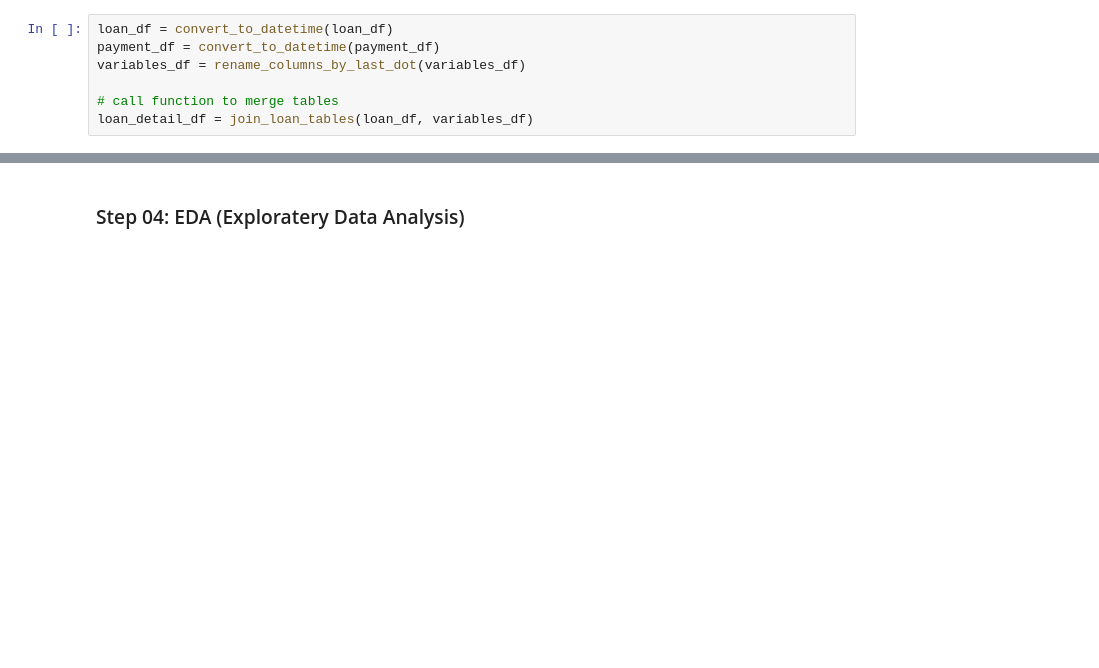
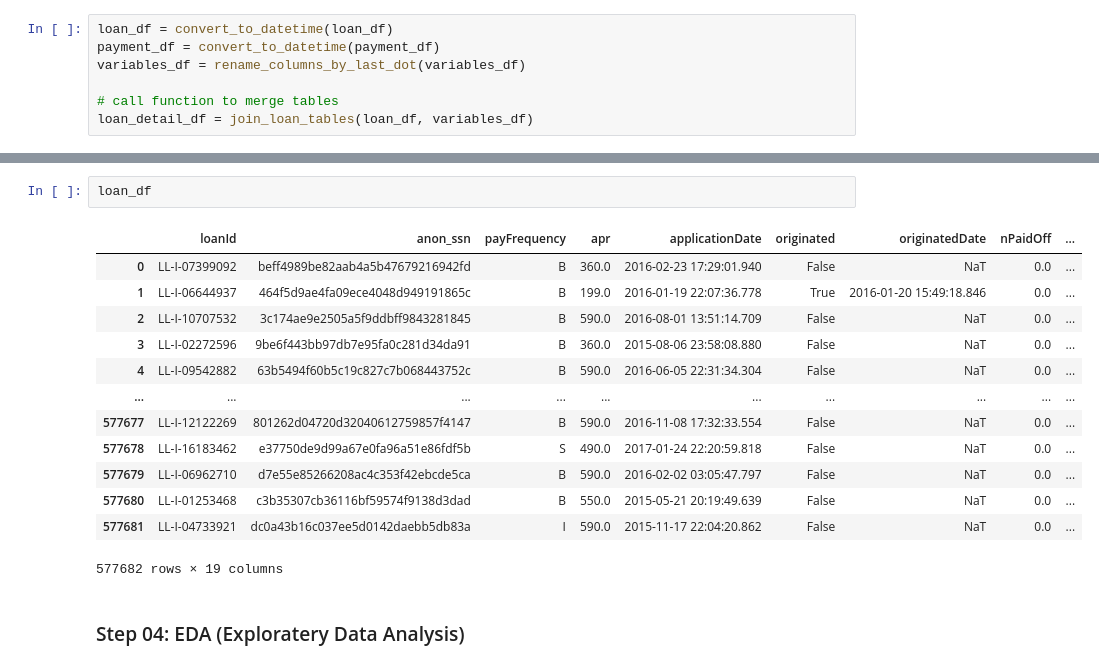
Before and after one commit to pawan998/data_analytics_01, a Jupyter notebook: src/data_analysis_v01.ipynb, the cells around one changed output, grey strips where cells are left out. Saved outputs shown, nothing was run; the diff lists cells and outputs as text; blank space fills up the shorter version.

```diff
--- a/src/data_analysis_v01.ipynb
+++ b/src/data_analysis_v01.ipynb
@@ -103,2 +76,18 @@ print("Result value:",result_value)
+# %%
+loan_df
+# %% [output]
+|  | loanId | anon_ssn | payFrequency | apr | applicationDate | originated | originatedDate | nPaidOff | ... |
+| 0 | LL-I-07399092 | beff4989be82aab4a5b47679216942fd | B | 360.0 | 2016-02-23 17:29:01.940 | False | NaT | 0.0 | ... |
+| 1 | LL-I-06644937 | 464f5d9ae4fa09ece4048d949191865c | B | 199.0 | 2016-01-19 22:07:36.778 | True | 2016-01-20 15:49:18.846 | 0.0 | ... |
+| 2 | LL-I-10707532 | 3c174ae9e2505a5f9ddbff9843281845 | B | 590.0 | 2016-08-01 13:51:14.709 | False | NaT | 0.0 | ... |
+| 3 | LL-I-02272596 | 9be6f443bb97db7e95fa0c281d34da91 | B | 360.0 | 2015-08-06 23:58:08.880 | False | NaT | 0.0 | ... |
+| 4 | LL-I-09542882 | 63b5494f60b5c19c827c7b068443752c | B | 590.0 | 2016-06-05 22:31:34.304 | False | NaT | 0.0 | ... |
+| ... | ... | ... | ... | ... | ... | ... | ... | ... | ... |
+| 577677 | LL-I-12122269 | 801262d04720d32040612759857f4147 | B | 590.0 | 2016-11-08 17:32:33.554 | False | NaT | 0.0 | ... |
+| 577678 | LL-I-16183462 | e37750de9d99a67e0fa96a51e86fdf5b | S | 490.0 | 2017-01-24 22:20:59.818 | False | NaT | 0.0 | ... |
+| 577679 | LL-I-06962710 | d7e55e85266208ac4c353f42ebcde5ca | B | 590.0 | 2016-02-02 03:05:47.797 | False | NaT | 0.0 | ... |
+| 577680 | LL-I-01253468 | c3b35307cb36116bf59574f9138d3dad | B | 550.0 | 2015-05-21 20:19:49.639 | False | NaT | 0.0 | ... |
+| 577681 | LL-I-04733921 | dc0a43b16c037ee5d0142daebb5db83a | I | 590.0 | 2015-11-17 22:04:20.862 | False | NaT | 0.0 | ... |
+577682 rows × 19 columns
 # %% [markdown]
 ### Step 04: EDA (Exploratery Data Analysis)
```
Also changed, not shown: parts of 5 cells of this notebook.
